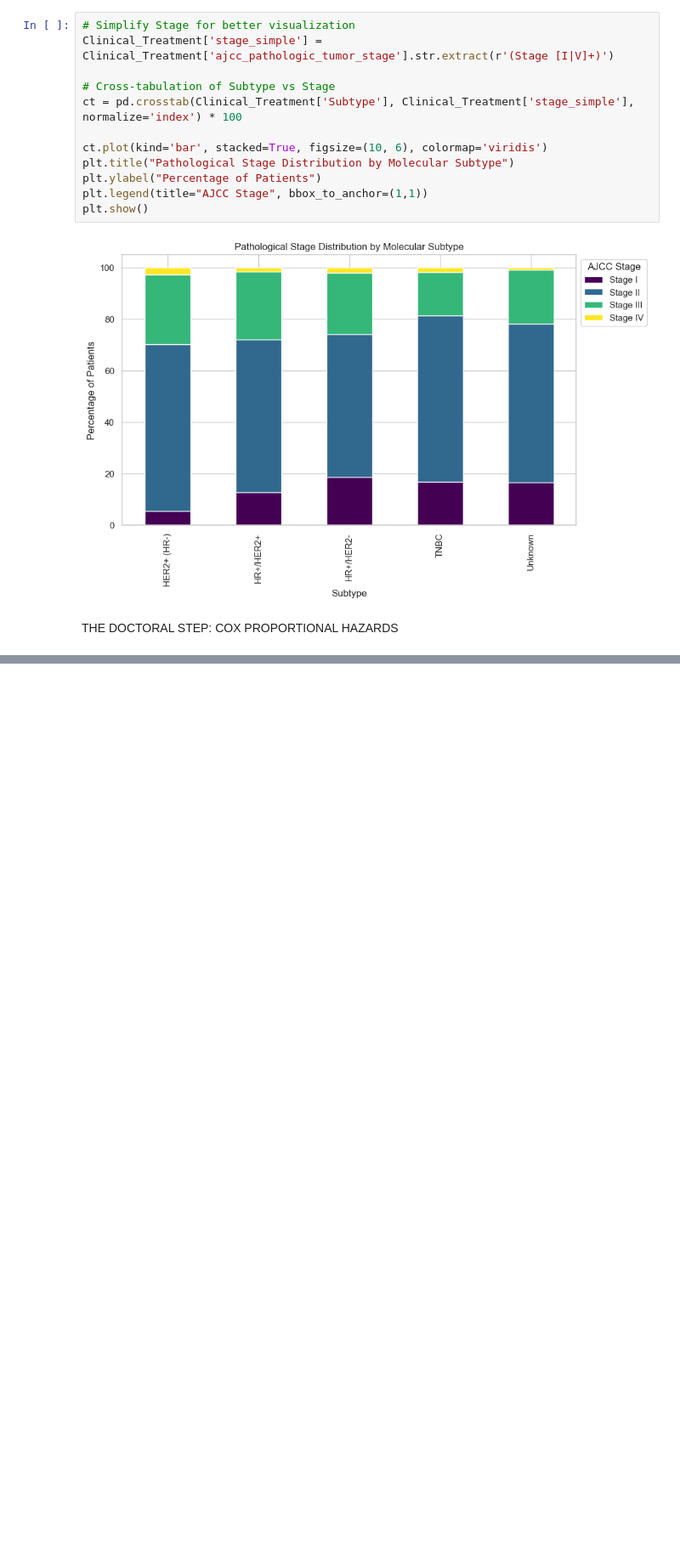
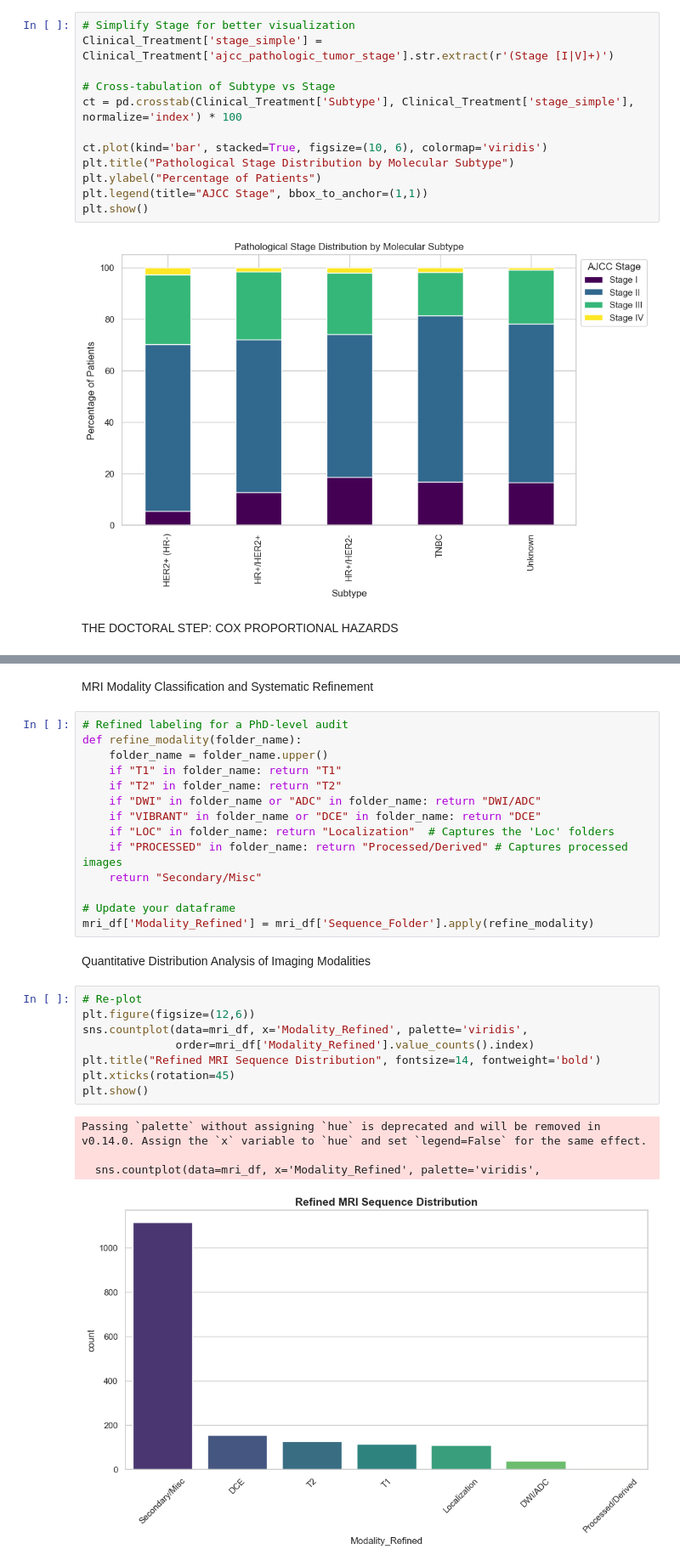
Before and after one commit to Se2007/TCGA-BRCA-Dataset, a Jupyter notebook: EDA.ipynb, the cells around one changed output, grey strips where cells are left out. Shown at 85% size. Cells and saved outputs as stored; diff of their text form; blank space fills up the shorter version.

```diff
--- a/EDA.ipynb
+++ b/EDA.ipynb
@@ -506,0 +556,31 @@ Unknown                  56.0                      10.540  0.153  118
+# %% [markdown]
+MRI Modality Classification and Systematic Refinement
+# %%
+# Refined labeling for a PhD-level audit
+def refine_modality(folder_name):
+    folder_name = folder_name.upper()
+    if "T1" in folder_name: return "T1"
+    if "T2" in folder_name: return "T2"
+    if "DWI" in folder_name or "ADC" in folder_name: return "DWI/ADC"
+    if "VIBRANT" in folder_name or "DCE" in folder_name: return "DCE"
+    if "LOC" in folder_name: return "Localization"  # Captures the 'Loc' folders
+    if "PROCESSED" in folder_name: return "Processed/Derived" # Captures processed images
+    return "Secondary/Misc"
+
+# Update your dataframe
+mri_df['Modality_Refined'] = mri_df['Sequence_Folder'].apply(refine_modality)
+# %% [markdown]
+Quantitative Distribution Analysis of Imaging Modalities
+# %%
+# Re-plot
+plt.figure(figsize=(12,6))
+sns.countplot(data=mri_df, x='Modality_Refined', palette='viridis',
+              order=mri_df['Modality_Refined'].value_counts().index)
+plt.title("Refined MRI Sequence Distribution", fontsize=14, fontweight='bold')
+plt.xticks(rotation=45)
+plt.show()
+# %% [output]
+Passing `palette` without assigning `hue` is deprecated and will be removed in v0.14.0. Assign the `x` variable to `hue` and set `legend=False` for the same effect.
+
+  sns.countplot(data=mri_df, x='Modality_Refined', palette='viridis',
+[figure, added]
```
Also changed, not shown: parts of 21 cells of this notebook.
